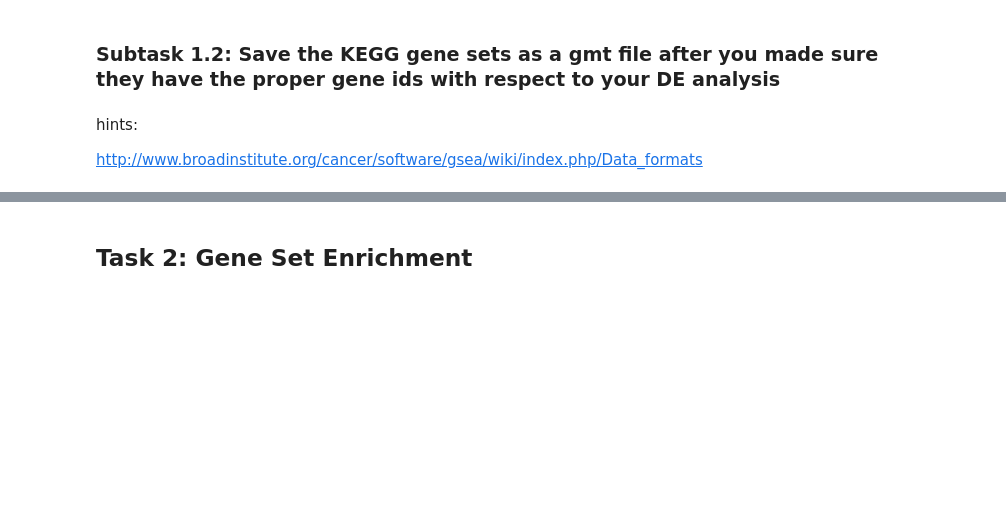
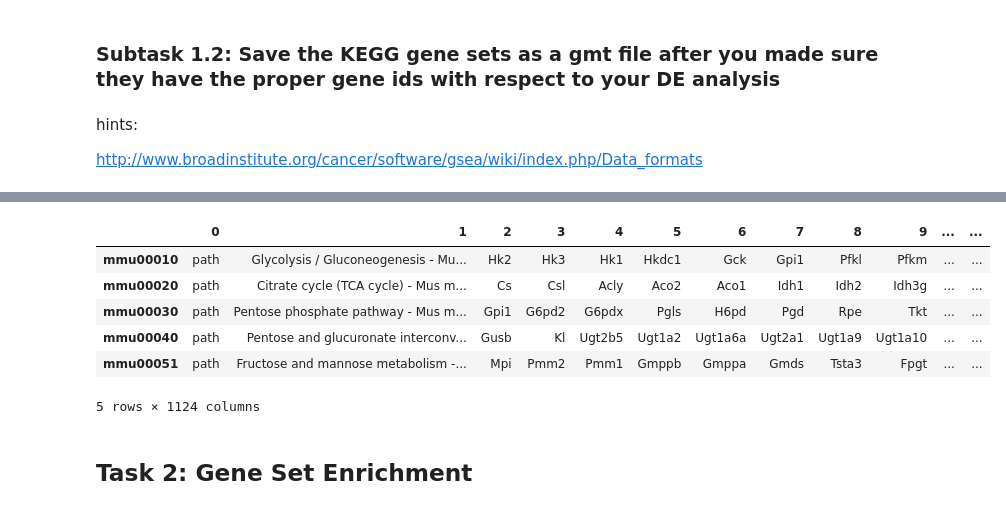
Before and after one commit to TrisKast/DataScience-Bioinformatics, a Jupyter notebook: notebooks/Day67_Pathways.ipynb, the cells around one changed output, grey strips where cells are left out. Cells and saved outputs as stored; diff of their text form; code cells hidden in the pictures; blank space fills up the shorter version.

Commit message:
read in genes completed

```diff
--- a/notebooks/Day67_Pathways.ipynb
+++ b/notebooks/Day67_Pathways.ipynb
@@ -92,10 +99,0 @@ pandas.DataFrame.from_dict(A, orient='index')
-# %%
-# safe copy
-cp1 = dict(gene_set)
-
-for entry in cp1:
-    print(cp1[entry])
-#    cp1[entry].insert(0, df.loc[entry]['Org'])
-#    cp1[entry].insert(1, df.loc[entry]['Description'])
-
-#pandas.DataFrame.from_dict(gene_set, orient='index')
@@ -119,0 +100,6 @@ for entry in cp1:
+# %%
+# get dict of all genes to its corresponding pathway
+gene_set = {pathway:getGenes(kegg_get(pathway).read()) for pathway in df.index}
+
+# gene_set is now a dictionary with following entries:
+# {'mmu00010': ['Hk2', 'Hk3', 'Hk1', 'Hkdc1', 'Gck', ...], 'mmu00020':[...], ...}
@@ -129,3 +114,32 @@ Exception: Invalid option arg for kegg get request.
+# %%
+# safe copy of the gene_set to avoid re-creating gene list during debugging
+genes_copy = copy.deepcopy(gene_set)
+
+# add Org and Description entry to dictionary
+for entry in genes_copy:
+    genes_copy[entry].insert(0, df.loc[entry]['Org'])
+    genes_copy[entry].insert(1, df.loc[entry]['Description'])
+
+# genes_copy is now a dictionary with following entries:
+# {'mmu00010': ['<Org>', '<description>', Hk2', 'Hk3', 'Hk1', 'Hkdc1', 'Gck', ...], 'mmu00020':[...], ...}
+
+# safe dictionary as DataFrame to make export to GMT easier
+full_df = pandas.DataFrame.from_dict(genes_copy, orient='index')
+
+# export as gmt
+full_df.to_csv('pathwayOutput/KEGG_genes.gmt')
+# as well as csv to verify correct output format using Excel
+full_df.to_csv('pathwayOutput/KEGG_genes.csv')
+
+full_df.head()
+# %% [output]
+|  | 0 | 1 | 2 | 3 | 4 | 5 | 6 | 7 | 8 | 9 | ... | ... |
+| mmu00010 | path | Glycolysis / Gluconeogenesis - Mu... | Hk2 | Hk3 | Hk1 | Hkdc1 | Gck | Gpi1 | Pfkl | Pfkm | ... | ... |
+| mmu00020 | path | Citrate cycle (TCA cycle) - Mus m... | Cs | Csl | Acly | Aco2 | Aco1 | Idh1 | Idh2 | Idh3g | ... | ... |
+| mmu00030 | path | Pentose phosphate pathway - Mus m... | Gpi1 | G6pd2 | G6pdx | Pgls | H6pd | Pgd | Rpe | Tkt | ... | ... |
+| mmu00040 | path | Pentose and glucuronate interconv... | Gusb | Kl | Ugt2b5 | Ugt1a2 | Ugt1a6a | Ugt2a1 | Ugt1a9 | Ugt1a10 | ... | ... |
+| mmu00051 | path | Fructose and mannose metabolism -... | Mpi | Pmm2 | Pmm1 | Gmppb | Gmppa | Gmds | Tsta3 | Fpgt | ... | ... |
+5 rows × 1124 columns
 # %% [markdown]
 ## Task 2: Gene Set Enrichment
 # %% [markdown]
```
Also changed, not shown: parts of 8 cells of this notebook, 3 other files.
